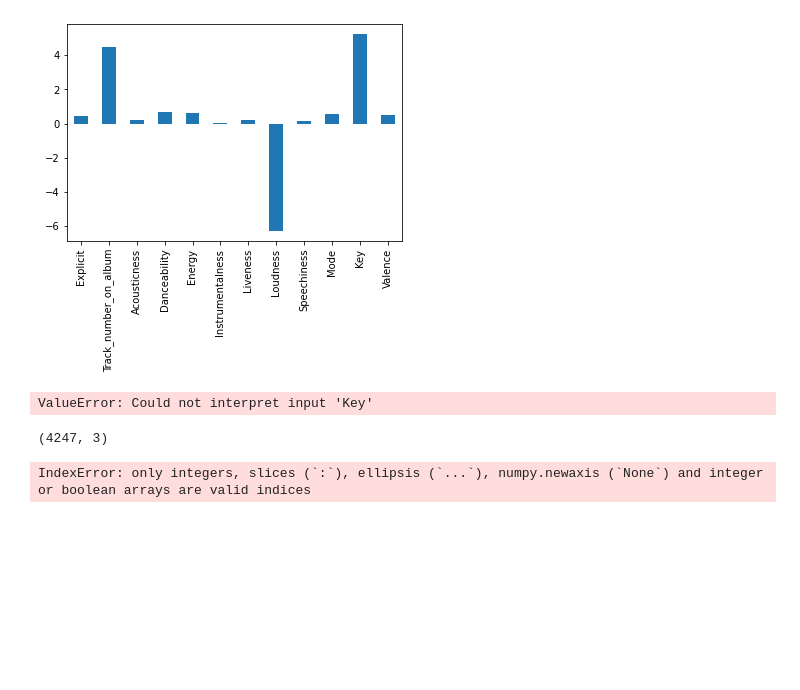
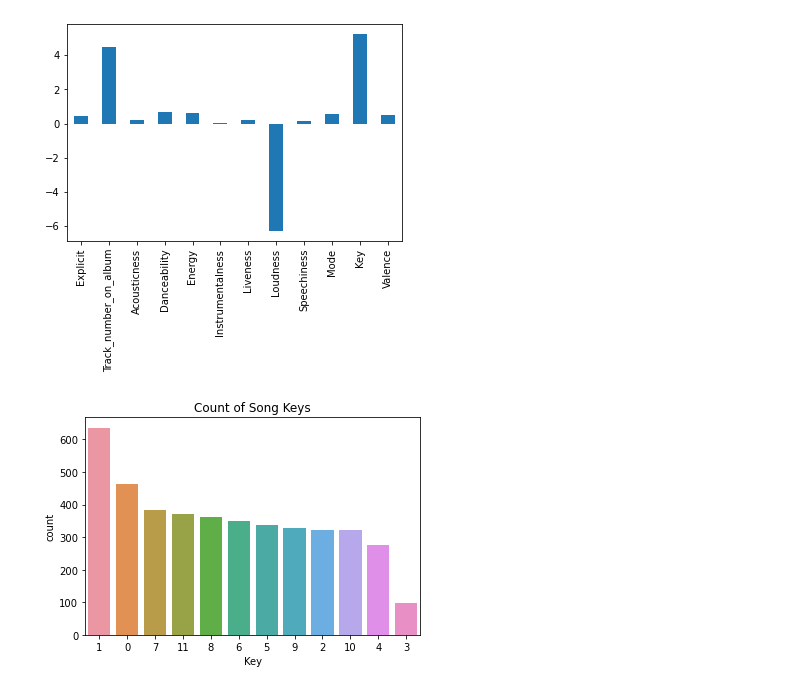
Before and after one commit to arora-ansh/HitPredictor-ML-Project, a Jupyter notebook: eda.ipynb, the cells around one changed output. Saved outputs shown, nothing was run; the diff lists cells and outputs as text; code cells hidden in the pictures; blank space fills up the shorter version.

Commit message:
Extra graphs

```diff
--- a/eda.ipynb
+++ b/eda.ipynb
@@ -61,28 +61,10 @@ plt.show()
 # %%
 #map the numeric values of key to notes
 key_mapping = {0.0: 'C', 1.0: 'C♯,D♭', 2.0: 'D', 3.0: 'D♯,E♭', 4.0: 'E', 5.0: 'F', 6.0: 'F♯,G♭', 7.0: 'G', 8.0: 'G♯,A♭', 9.0: 'A', 10.0: 'A♯,B♭', 11.0: 'B'}
-data['Key'] = data['Key'].map(key_mapping)
-
+keys = np.array(data['Key'])
+# data.head()
 sns.countplot(x = 'Key', data=data, order=data['Key'].value_counts().index)
 plt.title("Count of Song Keys")
 plt.show()
 # %% [output]
-ValueError: Could not interpret input 'Key'
+[figure, added]
-# %%
-from sklearn.manifold import TSNE
-X_embedded = TSNE(n_components=3).fit_transform(data[features])
-X_embedded.shape
-# %% [output]
-(4247, 3)
-# %%
-sns.set_style('ticks')
-sns.lmplot(
-    x='_DIM_1_',
-    y='_DIM_2_',
-    data = X_embedded,
-    fit_reg=False,
-    legend=True,
-    hue='Label',
-)
-# %% [output]
-IndexError: only integers, slices (`:`), ellipsis (`...`), numpy.newaxis (`None`) and integer or boolean arrays are valid indices
```
Also changed, not shown: parts of 5 cells of this notebook, 27 other files.
